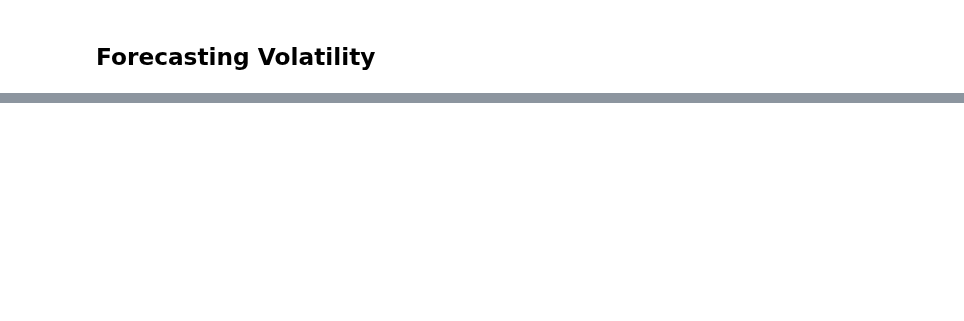
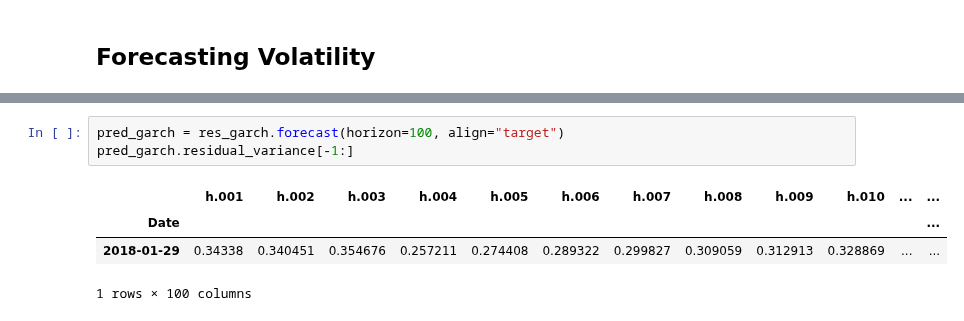
Before and after one commit to Priyo-prog/Time-series-analysis, a Jupyter notebook: Forecasting/the_forecasting.ipynb, the cells around one changed output, grey strips where cells are left out. Cells and saved outputs as stored; diff of their text form; blank space fills up the shorter version.

```diff
--- a/Forecasting/the_forecasting.ipynb
+++ b/Forecasting/the_forecasting.ipynb
@@ -400,0 +427,8 @@ res_garch = mod_garch.fit(last_obs=start_date, update_freq=10)
+# %%
+pred_garch = res_garch.forecast(horizon=100, align="target")
+pred_garch.residual_variance[-1:]
+# %% [output]
+|  | h.001 | h.002 | h.003 | h.004 | h.005 | h.006 | h.007 | h.008 | h.009 | h.010 | ... | ... |
+| Date |  |  |  |  |  |  |  |  |  |  |  | ... |
+| 2018-01-29 | 0.34338 | 0.340451 | 0.354676 | 0.257211 | 0.274408 | 0.289322 | 0.299827 | 0.309059 | 0.312913 | 0.328869 | ... | ... |
+1 rows × 100 columns
```
Also changed, not shown: parts of 6 cells of this notebook.
